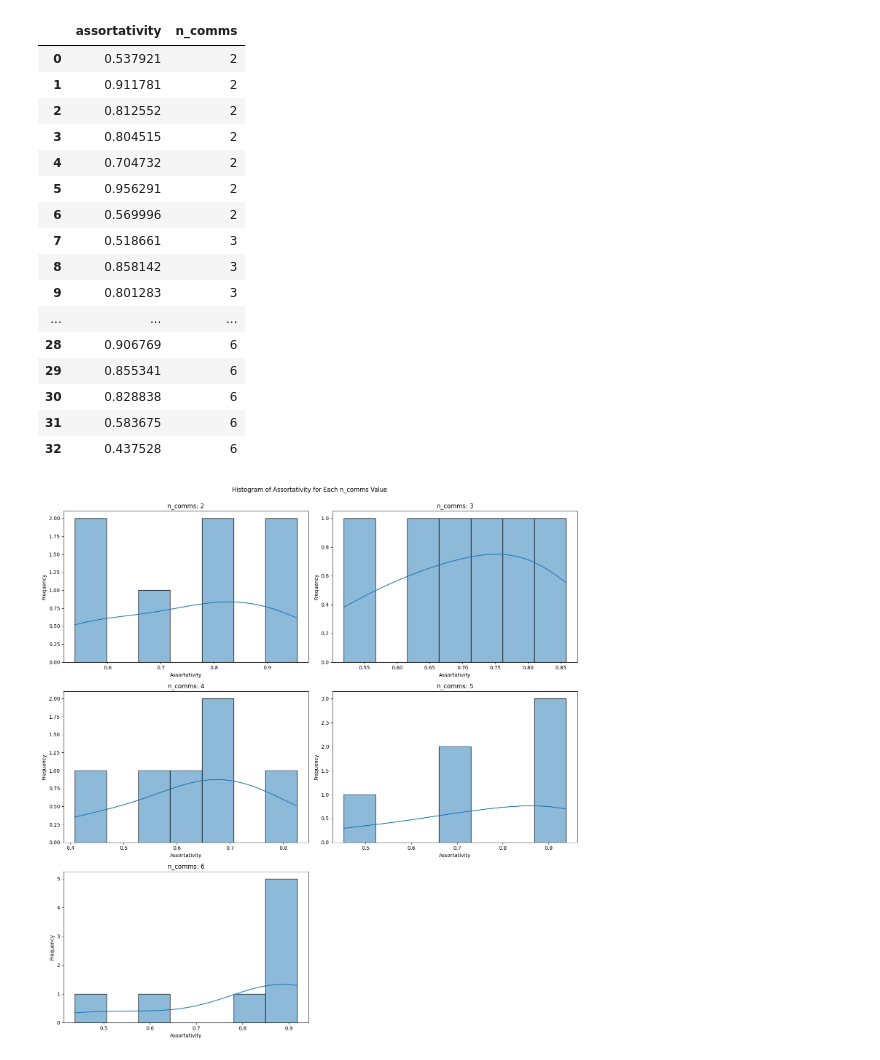
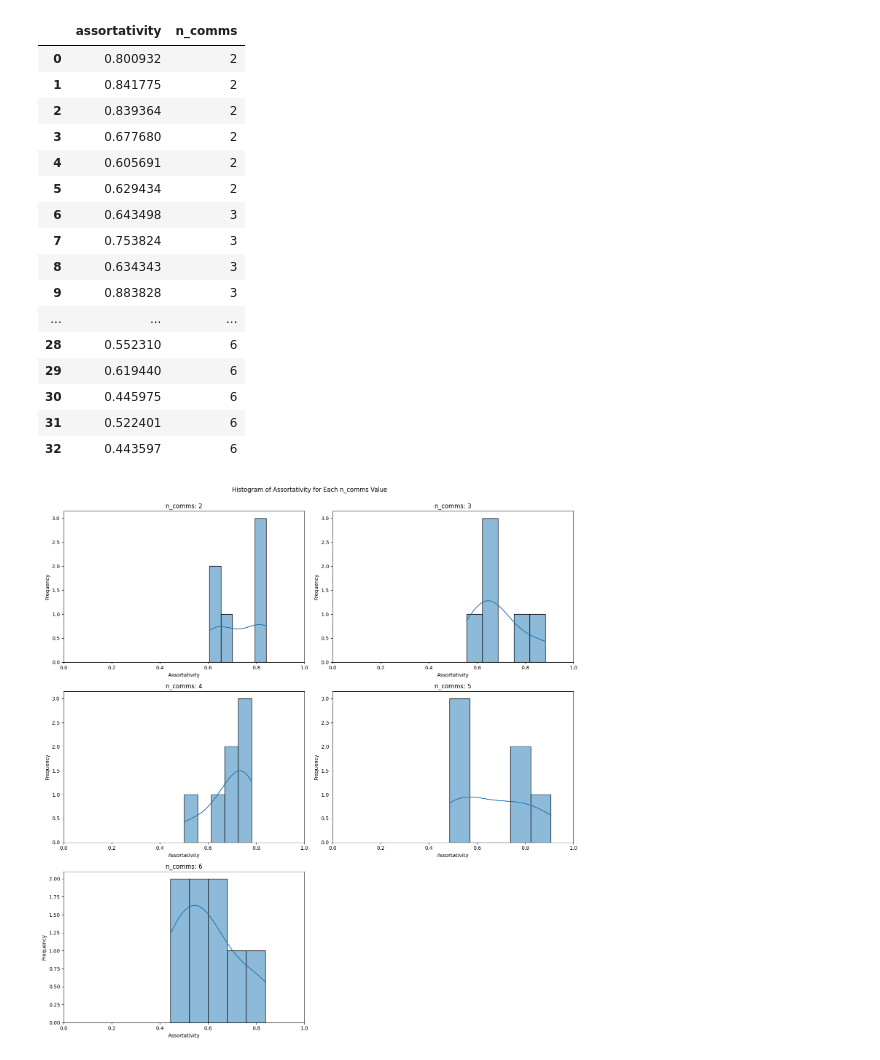
Before and after one commit to ARUMHC/Geometric-Properties-of-Graph-Visualization-Methods, a Jupyter notebook: code/fixing_params_distribution.ipynb, the cells around one changed output. Cells and saved outputs as stored; diff of their text form; code cells hidden in the pictures.

```diff
--- a/code/fixing_params_distribution.ipynb
+++ b/code/fixing_params_distribution.ipynb
@@ -1,7 +1,8 @@
 # %%
 import pandas as pd
 
-params50 = pd.read_excel('params/50_graph_params.xlsx')
+size=25
+params50 = pd.read_excel(f'params/{size}_graph_params.xlsx')
 params50.head()
 # %% [output]
 |  | graph_id | size | no_comms | inside_prob | outside_prob |
@@ -16,17 +17,16 @@ from graph_generating_script import *
 asor_list = []
 df = pd.DataFrame(columns=['assortativity', 'n_comms'])
 for ind, params in params50.iterrows():
-    n_vertex = 50
+    n_vertex = size
     n_comms = int(params['no_comms'])
     inside_prob = params['inside_prob']
     outside_prob = params['outside_prob']
 
     asor = 0
-    for k in range(5):
+    for k in range(10):
         (G, _) = generate_G_randomized(n_vertex, n_comms, inside_prob, outside_prob)
         asor += nx.numeric_assortativity_coefficient(G, "community")
-    asor_list.append(asor/5)
+    asor_list.append(asor/10)
 
 df['assortativity'] = asor_list
 df['n_comms'] = params50['no_comms']
-df.head()
@@ -47,50 +40,51 @@ sns.histplot(df['assortativity'])
 df
 # %% [output]
 |  | assortativity | n_comms |
-| 0 | 0.537921 | 2 |
-| 1 | 0.911781 | 2 |
-| 2 | 0.812552 | 2 |
-| 3 | 0.804515 | 2 |
-| 4 | 0.704732 | 2 |
-| 5 | 0.956291 | 2 |
-| 6 | 0.569996 | 2 |
-| 7 | 0.518661 | 3 |
-| 8 | 0.858142 | 3 |
-| 9 | 0.801283 | 3 |
+| 0 | 0.800932 | 2 |
+| 1 | 0.841775 | 2 |
+| 2 | 0.839364 | 2 |
+| 3 | 0.677680 | 2 |
+| 4 | 0.605691 | 2 |
+| 5 | 0.629434 | 2 |
+| 6 | 0.643498 | 3 |
+| 7 | 0.753824 | 3 |
+| 8 | 0.634343 | 3 |
+| 9 | 0.883828 | 3 |
 | ... | ... | ... |
-| 28 | 0.906769 | 6 |
-| 29 | 0.855341 | 6 |
-| 30 | 0.828838 | 6 |
-| 31 | 0.583675 | 6 |
-| 32 | 0.437528 | 6 |
+| 28 | 0.552310 | 6 |
+| 29 | 0.619440 | 6 |
+| 30 | 0.445975 | 6 |
+| 31 | 0.522401 | 6 |
+| 32 | 0.443597 | 6 |
 # %%
 import seaborn as sns
 import matplotlib.pyplot as plt
 
 # Get unique values of n_comms
 n_comms_values = df['n_comms'].unique()
 
 # Create subplots
 num_plots = len(n_comms_values)
 fig, axes = plt.subplots(nrows=(num_plots + 1) // 2, ncols=2, figsize=(15, 5 * ((num_plots + 1) // 2)))
 
 axes = axes.flatten()
 
 # Plot each n_comms value in a separate subplot
 for ax, n_comms in zip(axes, n_comms_values):
     subset = df[df['n_comms'] == n_comms]
-    sns.histplot(subset['assortativity'], ax=ax, kde=True, bins=7)
+    sns.histplot(subset['assortativity'], ax=ax, kde=True, bins=5)
     ax.set_title(f'n_comms: {n_comms}')
     ax.set_xlabel('Assortativity')
     ax.set_ylabel('Frequency')
+    ax.set_xlim(0, 1)  # Set x-axis range between 0 and 1
 
 # Remove any empty subplots
 for i in range(len(n_comms_values), len(axes)):
     fig.delaxes(axes[i])
 
 # Adjust layout
 plt.tight_layout()
 plt.suptitle('Histogram of Assortativity for Each n_comms Value', y=1.02)
 plt.show()
 # %% [output]
-[figure, old version]
+[figure, new version]
```
Also changed, not shown: parts of 3 cells of this notebook, 11 other files.
